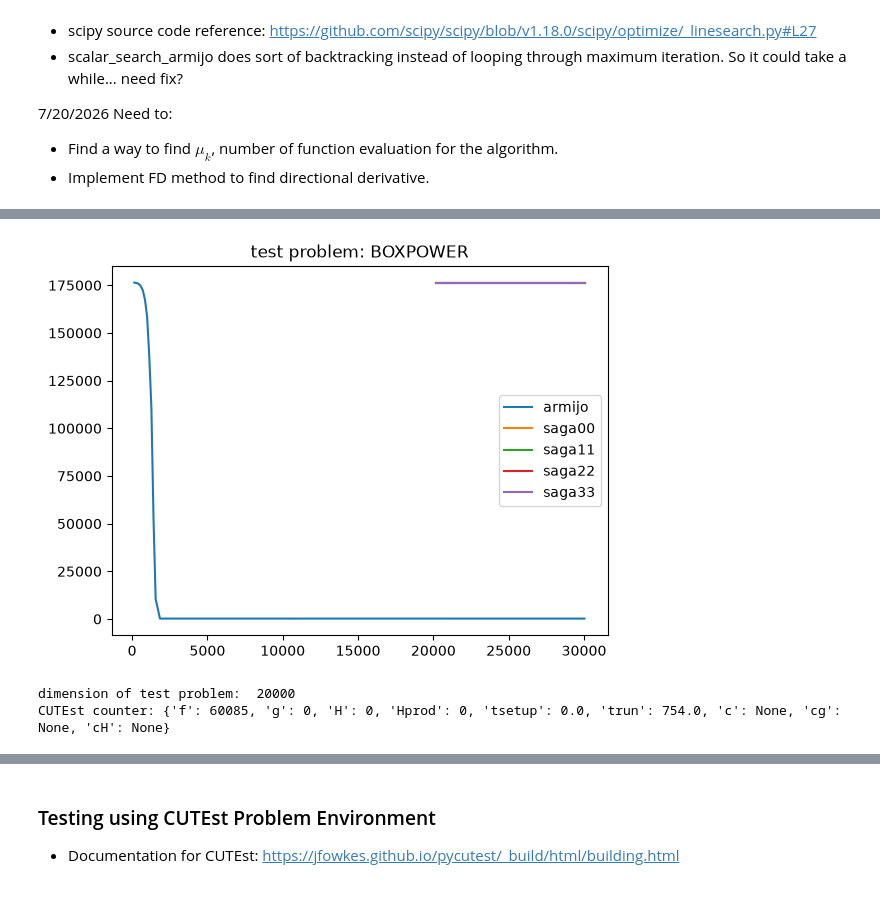
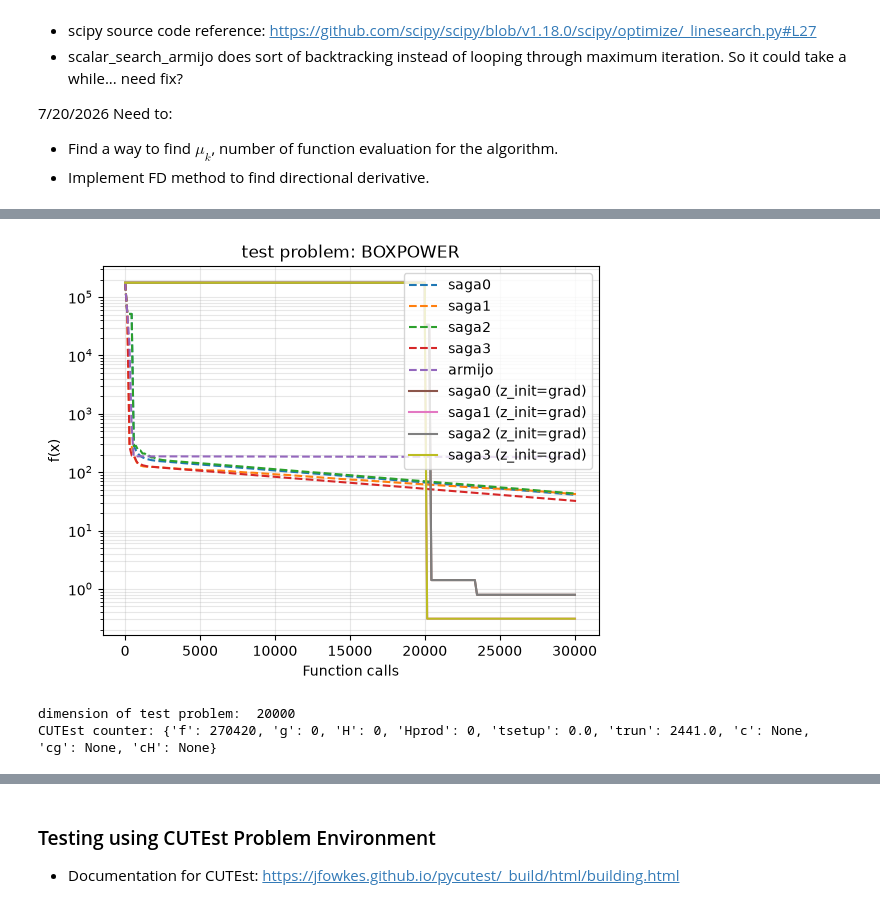
Before and after one commit to rileywuisme/Derivative-Free-Optimization-methods, a Jupyter notebook: SSD_draft.ipynb, the cells around one changed output, grey strips where cells are left out. Cells and saved outputs as stored; diff of their text form; code cells hidden in the pictures.

Commit message:
great/promising result, still have to go back to understand all the bugs I had and what was changed.

```diff
--- a/SSD_draft.ipynb
+++ b/SSD_draft.ipynb
@@ -86,16 +86,19 @@ p = pycutest.import_problem(test_prob)
 x0 = p.x0
 # %lprun -f ssd fx, xs, linesearch_hist = ssd(p.obj, x, ls = 'on')
 seed = 3
-#make a for loop for comparing different methods
-# xs0, fx0, stpsz0, fncall0, failed_counter0 = ssd(p.obj, x0, ls='saga0', max_fn_call=30000, seed=seed)
-# xs1, fx_1, stpsz1, fncall1, failed_counter1 = ssd(p.obj, x0, ls='saga1', max_fn_call=30000, seed=seed)
-# xs2, fx_2, stpsz2, fncall2, failed_counter2 = ssd(p.obj, x0, ls='saga2', max_fn_call=30000, seed=seed)
-# xs3, fx_3, stepsize3, fncall3, failed_counter3 = ssd(p.obj, x0, ls='saga3', max_fn_call=30000, seed=seed)
-xs4, fx_4, stepsize4, fncall4, failed_counter4 = ssd(p.obj, x0, ls='armijo', max_fn_call=30000, seed=seed)
+#('saga0', None), ('saga1', None), ('saga2', None), ('saga3', None),
+configs = [
+    ('armijo', None),
+    ('saga0', 'grad'), ('saga1', 'grad'), ('saga2', 'grad'), ('saga3', 'grad'),
+]
 
-# xs00, fx00, stpsz00, fncall00, failed_counter00 = ssd(p.obj, x0, ls='saga0', max_fn_call=30000, seed=seed, z_init = 'grad')
-xs11, fx_11, stpsz11, fncall11, failed_counter11 = ssd(p.obj, x0, ls='saga1', max_fn_call=30000, seed=seed, z_init = 'grad')
-# xs22, fx_22, stpsz22, fncall22, failed_counter22 = ssd(p.obj, x0, ls='saga2', max_fn_call=30000, seed=seed, z_init = 'grad')
-# xs33, fx_33, stepsize33, fncall33, failed_counter33 = ssd(p.obj, x0, ls='saga3', max_fn_call=30000, seed=seed, z_init = 'grad')
+results = {}
+for ls, z_init in configs:
+    kwargs = dict(ls=ls, max_fn_call=30000, seed=seed)
+    if z_init is not None:
+        kwargs['z_init'] = z_init
+    label = ls if z_init is None else f'{ls} (z_init={z_init})'
+    xs, fx, stpsz, fncall, failed = ssd(p.obj, x0, **kwargs)
+    results[label] = dict(xs=xs, fx=fx, stpsz=stpsz, fncall=fncall, failed=failed)
 # %% [output]
 {'objective': 'other', 'constraints': 'unconstrained', 'regular': True, 'degree': 2, 'origin': 'academic', 'internal': False, 'n': 'variable', 'm': 0}
@@ -118,35 +105,34 @@ A is singular
 # %%
 # plt.plot(fncall0, fx0, label = 'saga0')
 # plt.plot(fncall1, fx_1,label = 'saga1')
 # plt.plot(fncall2, fx_2, label = 'saga2')
 # plt.plot(fncall3, fx_3, label = 'saga3')
-plt.plot(fncall4, fx_4, label = 'armijo')
-
-plt.plot(fncall00, fx00, label = 'saga00')
-plt.plot(fncall11, fx_11,label = 'saga11')
-plt.plot(fncall22, fx_22, label = 'saga22')
-plt.plot(fncall33, fx_33, label = 'saga33')
-
+for label, r in results.items():
+    ls_style = '-' if 'grad' in label else '--'
+    plt.semilogy(r['fncall'], r['fx'], ls_style, label=label)
+plt.xlabel('Function calls')
+plt.ylabel('f(x)')
 plt.title("test problem: " + test_prob)
+plt.legend()
 # plt.xlim([0, 500])
-plt.legend()
+plt.grid(True, which='both', alpha=0.3)
 plt.show()
 print("dimension of test problem: ", len(x0))
 # print('initial: ', fx0[0], 'final: ', fx[-1])
 # print('initial: ', fx_11[0], 'final: ', fx_1[-1])
 # print('initial: ', fx_22[0], 'final: ', fx_2[-1])
 # print('initial: ', fx_33[0], 'final: ', fx_3[-1])
 # # print('initial: ', fx_44[0], 'final: ', fx_4[-1])
 print('CUTEst counter:', p.report())
 #why does saga1 not guarantee decrease?
 #look at problems: CHNRSNBM, DIXMAANI1, BOXPOWER, NONDQUAR, CURLY30, CRAGGLVY\
 #find ways to get around computing z initially: find variance of saga that doesn't require computing z
 #interesting results: SCOSINE, MANCINO, SPARSQUR, BOX, MOREBV
 #armijo wins: LIARWHD,ERRINROS, YATP2LS, NCB20, TOINTGSS(saga doesn't work)
 # %% [output]
-[figure, old version]
+[figure, new version]
 dimension of test problem:  20000
-CUTEst counter: {'f': 60085, 'g': 0, 'H': 0, 'Hprod': 0, 'tsetup': 0.0, 'trun': 754.0, 'c': None, 'cg': None, 'cH': None}
+CUTEst counter: {'f': 270420, 'g': 0, 'H': 0, 'Hprod': 0, 'tsetup': 0.0, 'trun': 2441.0, 'c': None, 'cg': None, 'cH': None}
 # %%
 test_prob = "LIARWHD"
 print(pycutest.problem_properties(test_prob))
```
Also changed, not shown: parts of 3 cells of this notebook, 2 other files.
